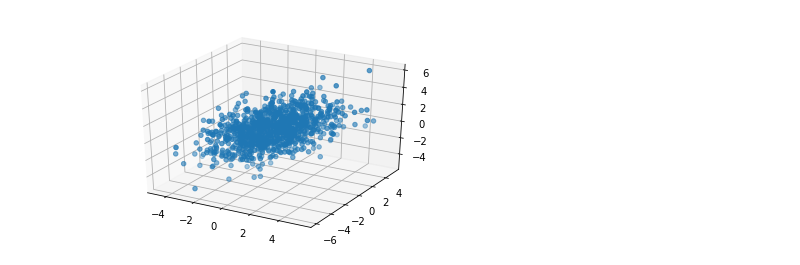
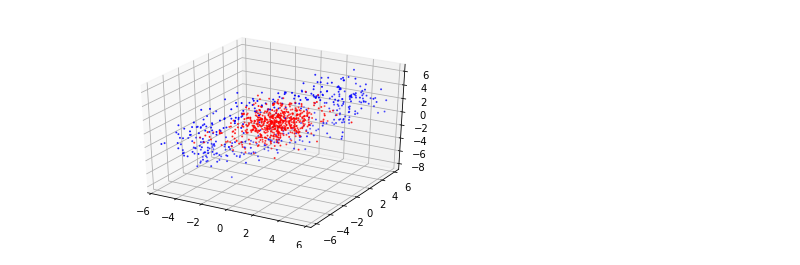
Before and after one commit to tanaka-hiroki1989/dev_python_dmm_pyro, a Jupyter notebook: toy_data/toy_data1.ipynb, the cells around one changed output. Cells and saved outputs as stored; diff of their text form; code cells hidden in the pictures.

```diff
--- a/toy_data/toy_data1.ipynb
+++ b/toy_data/toy_data1.ipynb
@@ -5,26 +9,36 @@ z_init = np.array([[1.0],[1.0]])
 # %%
-A_before = np.array([[0.2,0.8],[-0.8,0.2]])
-A_after = np.array([[-0.3,0.7],[-0.7,-0.3]])
+alpha1 = 0.1
+alpha2 = 0.1
+A_before = np.array([[cos(alpha1),-sin(alpha1)],
+    [sin(alpha1),cos(alpha1)]])
+b_before = np.array([[0.0],[0.0]])
+A_after = 0.99*np.array([[cos(alpha2),-sin(alpha2)],
+    [sin(alpha2),cos(alpha2)]])
+b_after = np.array([[0.0],[0.0]])
 B= np.array([[0.7,0.3],[0.8,0.2],[0.2,0.8]])
 # %%
-def transition(A,z):
-    return A @ z + np.random.randn(2,1)
+def transition(z,A,b,eps):
+    return A @ (z - b) + b + np.random.randn(2,1) * eps
 # %%
 def emmition(B,z):
     return B @ z + np.random.randn(3,1)
 # %%
 T=1000
 change_point = 400
+eps = 0.05
 _z_seq=[z_init]
 _x_seq=[]
 
 for t in range(T):
     _x_seq.append(emmition(B,_z_seq[-1]))
     if t < change_point:
-        _z_seq.append(transition(A_before,_z_seq[-1]))
+        _z_seq.append(transition(_z_seq[-1],A_before,b_before,eps))
     else:
-        _z_seq.append(transition(A_after,_z_seq[-1]))
+        _z_seq.append(transition(_z_seq[-1],A_after,b_after,eps))
+
 z_seq = np.array(_z_seq)
 x_seq = np.array(_x_seq)
+np.save("z_seq.npy",z_seq)
+np.save("x_seq.npy",x_seq)
 # %%
 z_seq_reshape =z_seq.reshape(T+1,2).T
@@ -49,0 +46,12 @@ x_seq_reshape =x_seq.reshape(T,3).T
+# %%
+colors = ["blue" if t< change_point else "red" for t in range(T+1)]
+fig = plt.figure()
+ax = plt.axes()
+ax.grid(color='b', linestyle=':', linewidth=0.3)
+cir1 = patches.Circle(xy=(0.0, 0.0), radius=1.0, fill = False, )
+cir2 = patches.Circle(xy=(-3.0, 0.0), radius=2.0, fill = False)
+ax.scatter(z_seq_reshape[0],z_seq_reshape[1],color=colors,s=0.5)
+ax.set_xlim(-7.5,7.5)
+ax.set_ylim(-7.5,7.5)
+ax.set_aspect("equal")
+plt.show()
@@ -50,9 +60,9 @@ x_seq_reshape =x_seq.reshape(T,3).T
 # %%
 fig = plt.figure()
 ax = fig.add_subplot(projection='3d')
 ax.scatter(x_seq_reshape[0],
     x_seq_reshape[1],
-    x_seq_reshape[2])
+    x_seq_reshape[2],color=colors[:-1],s=1.0)
 plt.show()
 # %% [output]
-[figure, old version]
+[figure, new version]
```
Also changed, not shown: parts of 8 cells of this notebook, 3 other files.
